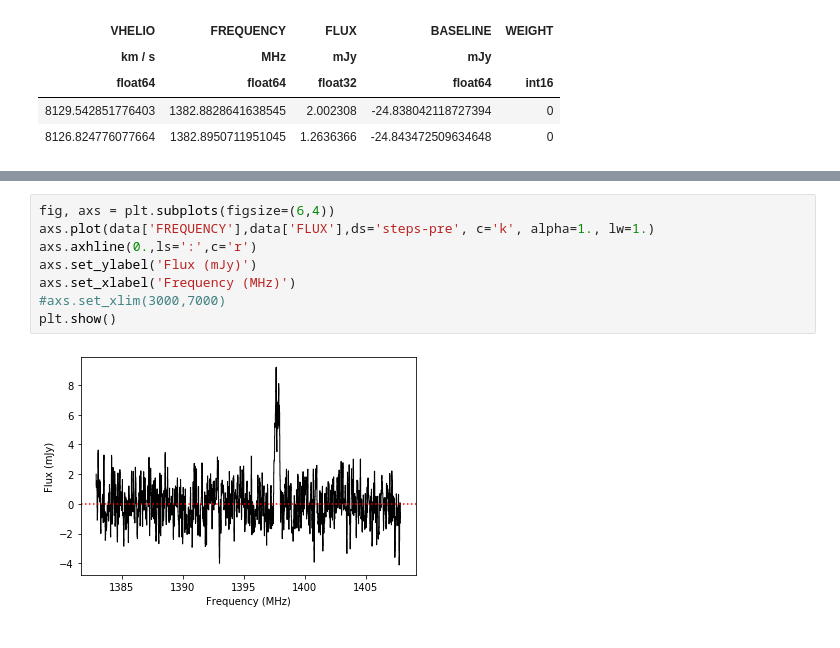
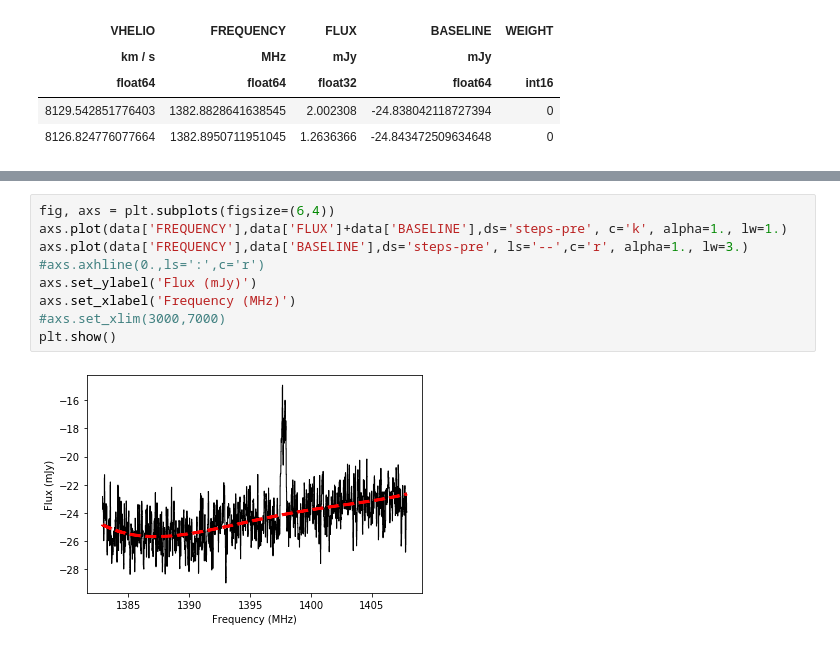
Before and after one commit to jsribaud/APPSS, a Jupyter notebook: notebooks/fits_read.ipynb, the cells around one changed output, grey strips where cells are left out. Saved outputs shown, nothing was run; the diff lists cells and outputs as text.

```diff
--- a/notebooks/fits_read.ipynb
+++ b/notebooks/fits_read.ipynb
@@ -46,13 +51,14 @@ OrderedDict([('EXTNAME', 'Single Dish'),
                'This spectrum has been baselined.'])])
 # %%
 fig, axs = plt.subplots(figsize=(6,4))
-axs.plot(data['FREQUENCY'],data['FLUX'],ds='steps-pre', c='k', alpha=1., lw=1.)
-axs.axhline(0.,ls=':',c='r')
+axs.plot(data['FREQUENCY'],data['FLUX']+data['BASELINE'],ds='steps-pre', c='k', alpha=1., lw=1.)
+axs.plot(data['FREQUENCY'],data['BASELINE'],ds='steps-pre', ls='--',c='r', alpha=1., lw=3.)
+#axs.axhline(0.,ls=':',c='r')
 axs.set_ylabel('Flux (mJy)')
 axs.set_xlabel('Frequency (MHz)')
 #axs.set_xlim(3000,7000)
 plt.show()
 # %% [output]
-[figure, old version]
+[figure, new version]
 # %%
 freq = np.array(data['FREQUENCY'])*u.MHz
```
Also changed, not shown: parts of 16 cells of this notebook.
